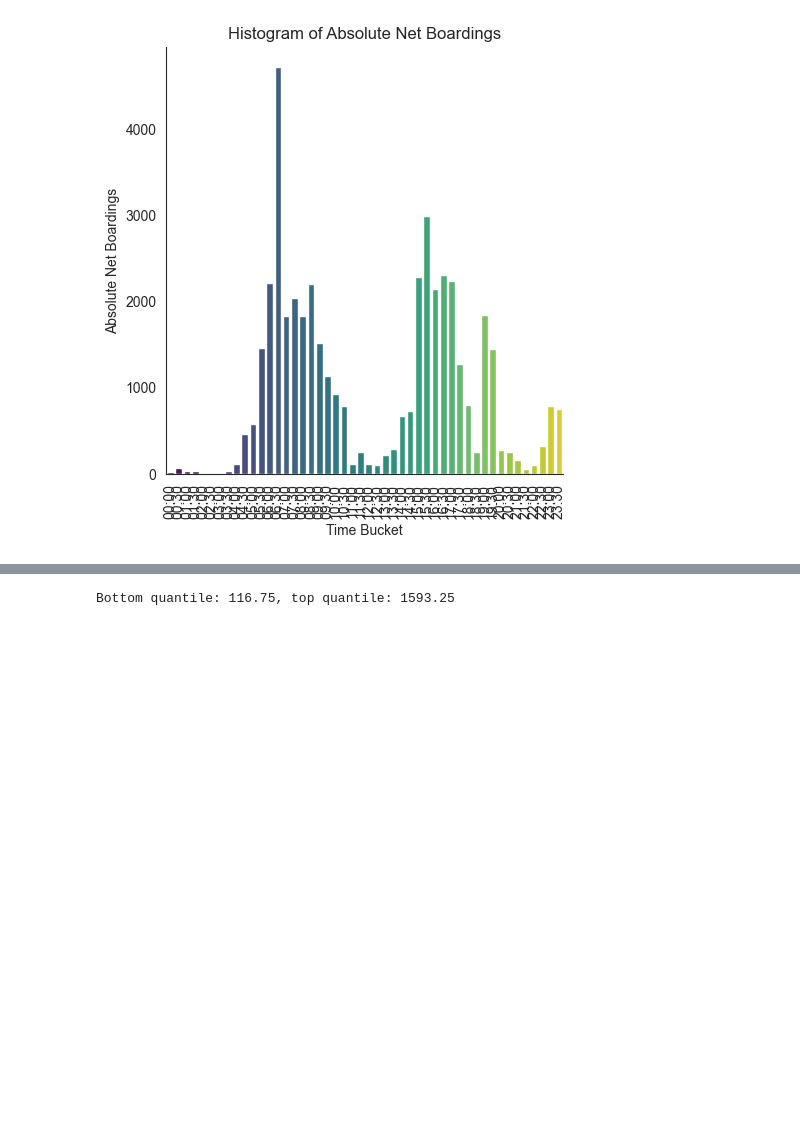
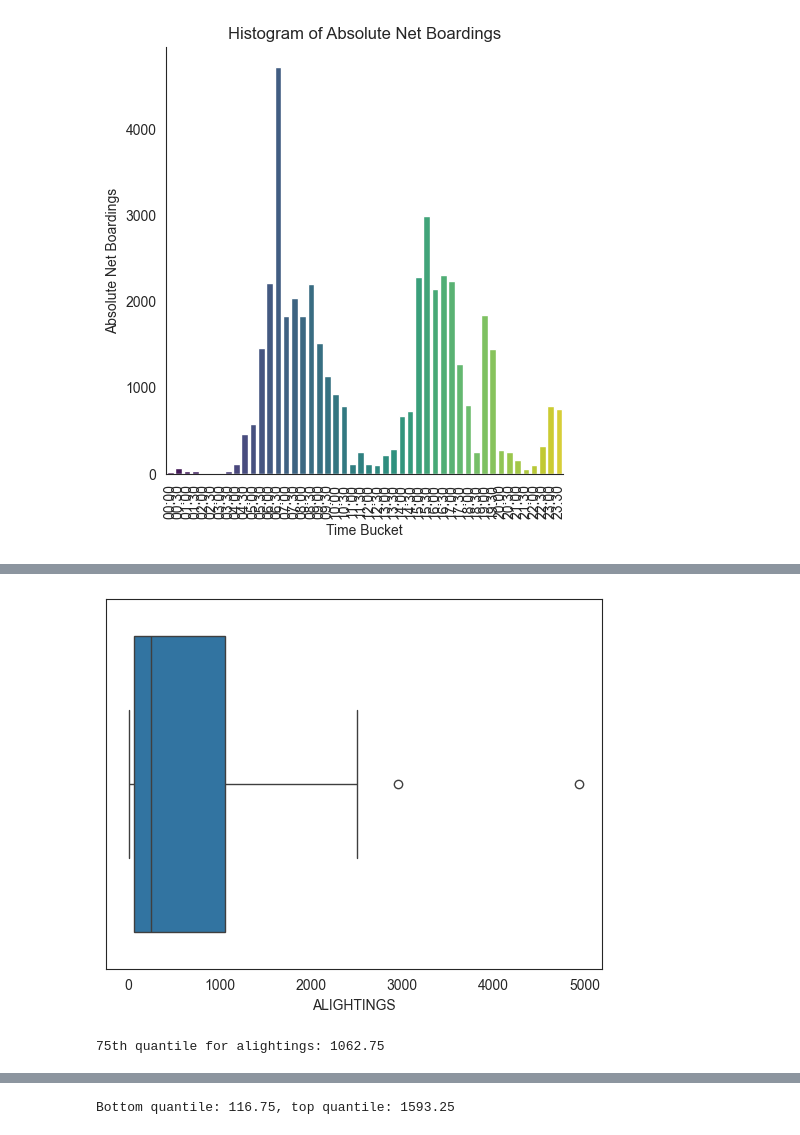
Before and after one commit to morgan1461/WMC-dashboard, a Jupyter notebook: analysis_notebooks/med_center_peak_analysis.ipynb, the cells around one changed output, grey strips where cells are left out. Cells and saved outputs as stored; diff of their text form; code cells hidden in the pictures; blank space fills up the shorter version.

```diff
--- a/analysis_notebooks/med_center_peak_analysis.ipynb
+++ b/analysis_notebooks/med_center_peak_analysis.ipynb
@@ -267,0 +269,13 @@ outlier_times
+# %%
+#boxplot for alightings
+sns.boxplot(
+    data = table_df,
+    x = 'ALIGHTINGS'
+)
+plt.show()
+# calculate 75TH quantile for alightings
+alightings_upper_quantile = np.percentile(table_df['ALIGHTINGS'], 75)
+print(f'75th quantile for alightings: {alightings_upper_quantile}')
+# %% [output]
+[figure, added]
+75th quantile for alightings: 1062.75
```
Also changed, not shown: parts of 4 cells of this notebook, 1 other file.
